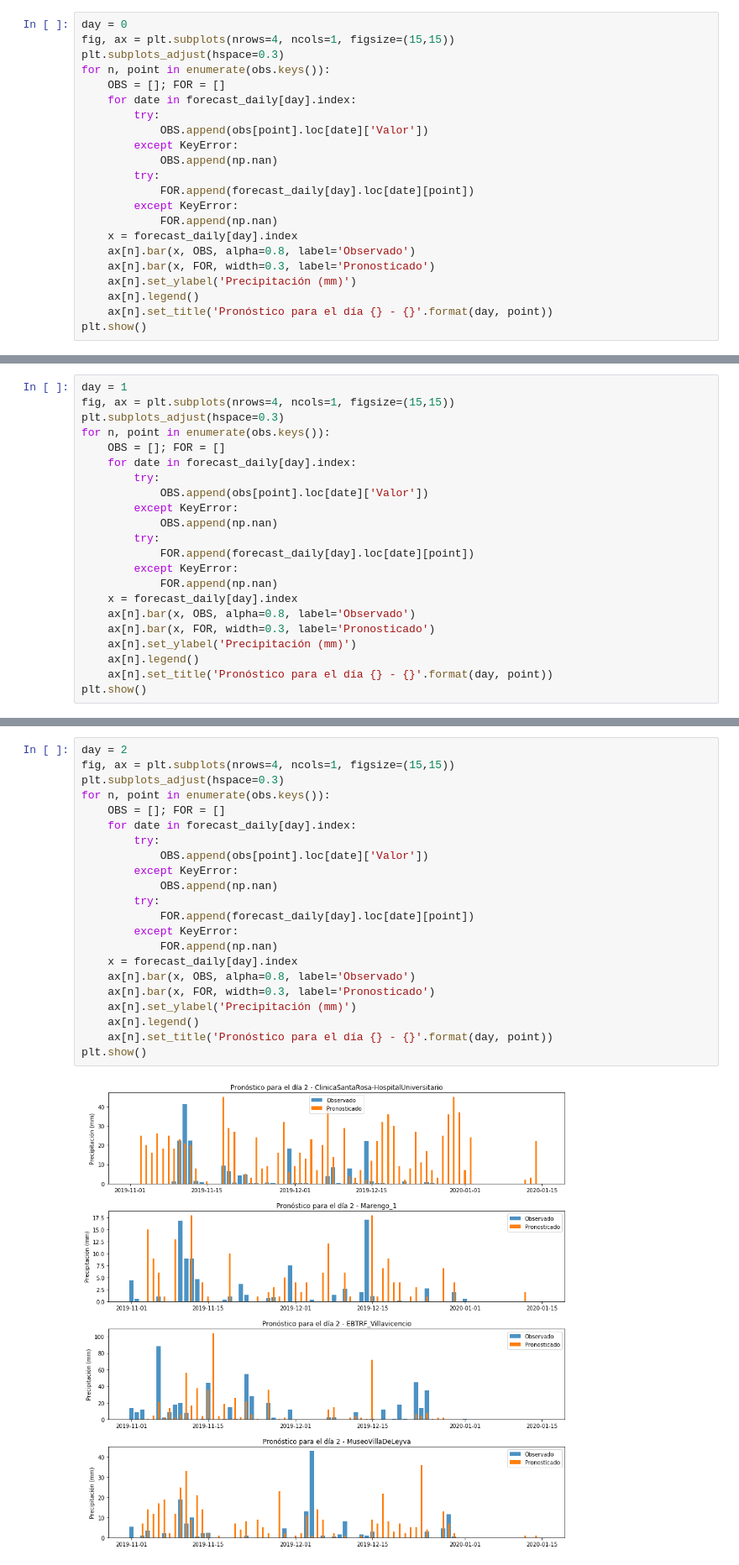
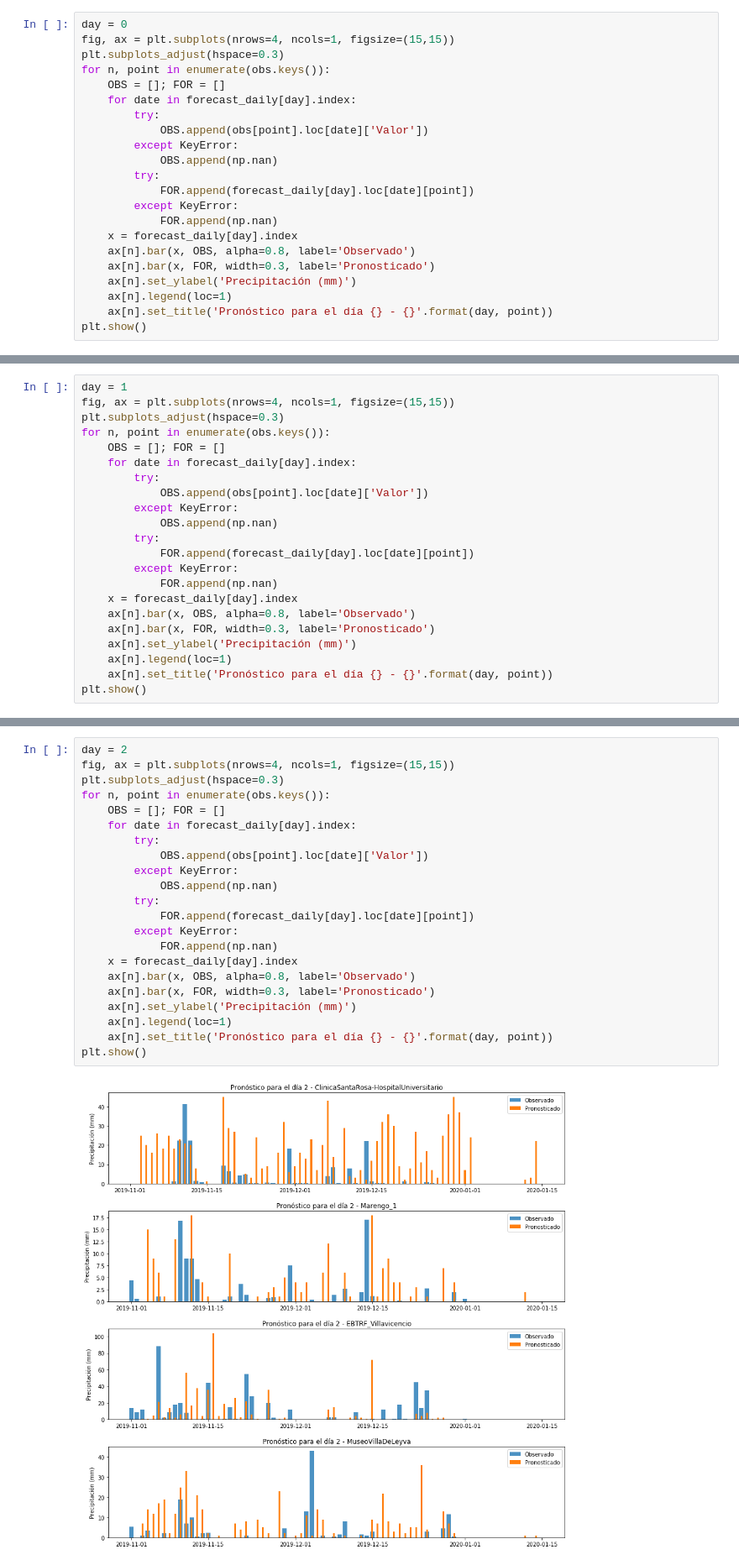
Before and after one commit to daquinterop/forecast_verification, a Jupyter notebook: verification.ipynb, the cells around one changed output, grey strips where cells are left out. Shown at 84% size. Saved outputs shown, nothing was run; the diff lists cells and outputs as text.

```diff
--- a/verification.ipynb
+++ b/verification.ipynb
@@ -145,7 +145,7 @@ for n, point in enumerate(obs.keys()):
     ax[n].bar(x, OBS, alpha=0.8, label='Observado')
     ax[n].bar(x, FOR, width=0.3, label='Pronosticado')
     ax[n].set_ylabel('Precipitación (mm)')
-    ax[n].legend()
+    ax[n].legend(loc=1)
     ax[n].set_title('Pronóstico para el día {} - {}'.format(day, point))
 plt.show()
 # %% [output]
@@ -169,7 +169,7 @@ for n, point in enumerate(obs.keys()):
     ax[n].bar(x, OBS, alpha=0.8, label='Observado')
     ax[n].bar(x, FOR, width=0.3, label='Pronosticado')
     ax[n].set_ylabel('Precipitación (mm)')
-    ax[n].legend()
+    ax[n].legend(loc=1)
     ax[n].set_title('Pronóstico para el día {} - {}'.format(day, point))
 plt.show()
 # %% [output]
@@ -177,24 +177,24 @@ plt.show()
 # %%
 day = 2
 fig, ax = plt.subplots(nrows=4, ncols=1, figsize=(15,15))
 plt.subplots_adjust(hspace=0.3)
 for n, point in enumerate(obs.keys()):
     OBS = []; FOR = []
     for date in forecast_daily[day].index:
         try:
             OBS.append(obs[point].loc[date]['Valor'])
         except KeyError:
             OBS.append(np.nan)
         try:
             FOR.append(forecast_daily[day].loc[date][point])
         except KeyError:
             FOR.append(np.nan)
     x = forecast_daily[day].index
     ax[n].bar(x, OBS, alpha=0.8, label='Observado')
     ax[n].bar(x, FOR, width=0.3, label='Pronosticado')
     ax[n].set_ylabel('Precipitación (mm)')
-    ax[n].legend()
+    ax[n].legend(loc=1)
     ax[n].set_title('Pronóstico para el día {} - {}'.format(day, point))
 plt.show()
 # %% [output]
-[figure, old version]
+[figure, new version]
```
Also changed, not shown: parts of 2 cells of this notebook.
